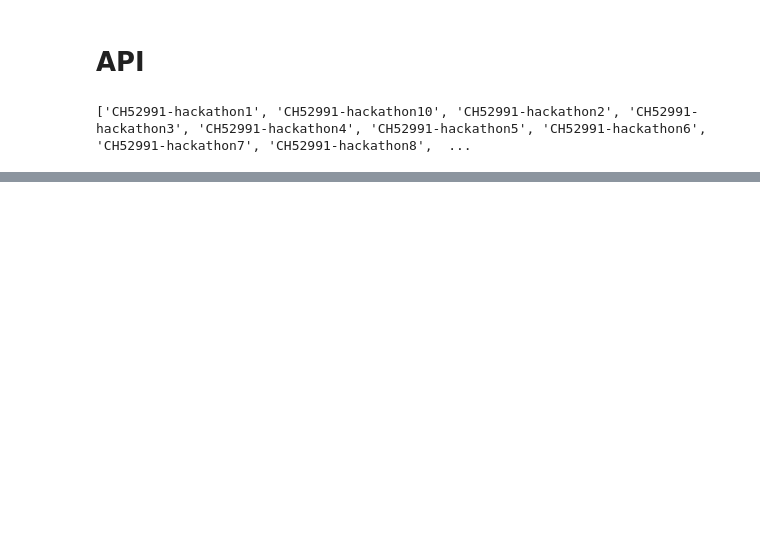
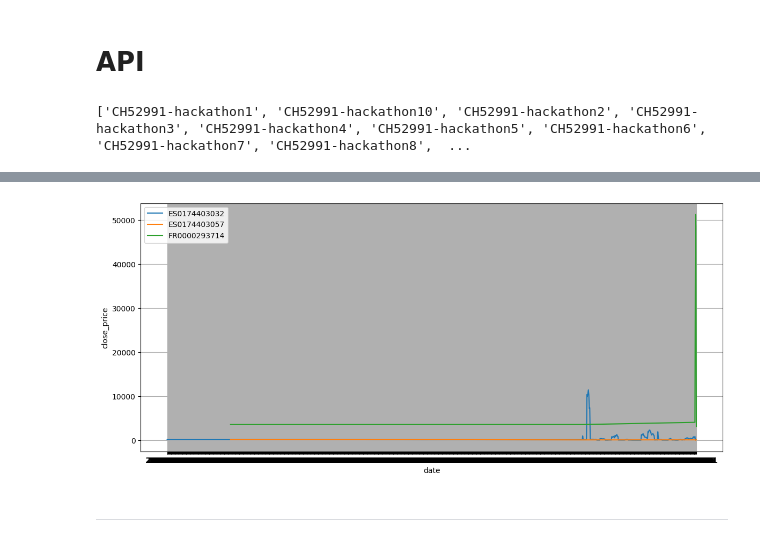
Before and after one commit to martint201/2024-START_hackathon, a Jupyter notebook: src/notebook.ipynb, the cells around one changed output, grey strips where cells are left out. Drawn from its saved outputs; the diff is of its cells as text; code cells hidden in the pictures; blank space fills up the shorter version.

```diff
--- a/src/notebook.ipynb
+++ b/src/notebook.ipynb
@@ -142,0 +492,10 @@ dict_data
+# %%
+# rescale to base 100
+esg_funds_gb = (
+    esg_funds.set_index("date")
+    .groupby(["instrument_isin"])[["close_price"]]
+    .apply(lambda x: x)
+    .sort_values(["instrument_isin", "date"])
+)
+
+esg_funds_gb.head()
@@ -142,0 +510,15 @@ dict_data
+# %%
+esg_data = pd.DataFrame(columns=["instrument_isin", "close_price"])
+for fund in esg_funds_gb.index.get_level_values(0).unique():
+    temp = esg_funds_gb.loc[fund] / esg_funds_gb.loc[fund].iloc[0] * 100
+    temp["instrument_isin"] = fund
+    esg_data = pd.concat(
+        (
+            esg_data,
+            temp,
+        ),
+        axis=0,
+    )
+
+esg_data = esg_data.reset_index().rename(columns={"index": "date"})
+esg_data.head()
@@ -142,0 +532,4 @@ dict_data
+# %%
+np.random.seed(1)
+random_esg_funds = np.random.choice(esg_data["instrument_isin"].unique(), size=3)
+random_esg_funds
@@ -142,0 +574,20 @@ dict_data
+# %%
+import seaborn as sns
+
+plt.figure(figsize=(14, 6))
+
+sns.lineplot(
+    data=esg_data[np.isin(esg_data["instrument_isin"], random_esg_funds)],
+    x="date",
+    y="close_price",
+    hue="instrument_isin",
+    errorbar=None
+)
+
+plt.legend(loc="best")
+plt.grid(True)
+plt.show()
+# %% [output]
+[figure, added]
+# %% [markdown]
+---------------------------------------------------------------------------------------------------------------------------
```
Also changed, not shown: parts of 57 cells of this notebook, 19 other files.
